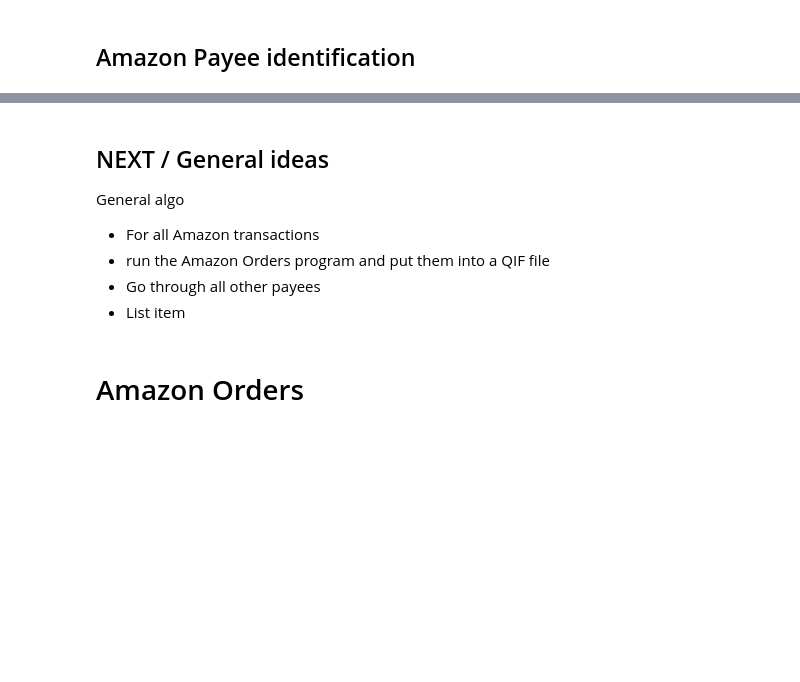
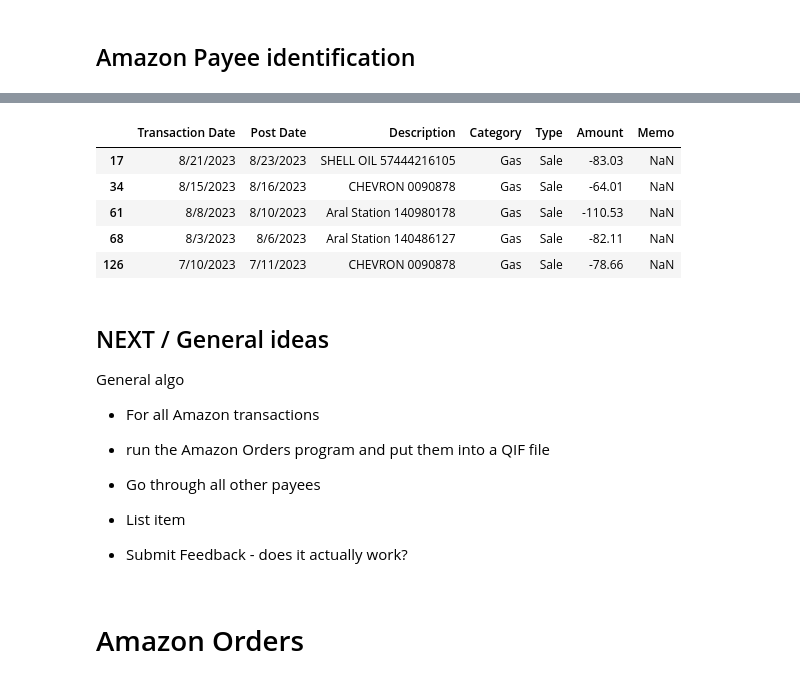
Before and after one commit to axjasf/Personal-Finance-Categorizer, a Jupyter notebook: YNAB.ipynb, the cells around one changed output, grey strips where cells are left out. Cells and saved outputs as stored; diff of their text form; code cells hidden in the pictures; blank space fills up the shorter version.

```diff
--- a/YNAB.ipynb
+++ b/YNAB.ipynb
@@ -272,3 +185,12 @@ VBox(children=(HBox(children=(Button(description='Accept all', style=ButtonStyle
+# %%
+matched_df.head()
+# %% [output]
+|  | Transaction Date | Post Date | Description | Category | Type | Amount | Memo |
+| 17 | 8/21/2023 | 8/23/2023 | SHELL OIL 57444216105 | Gas | Sale | -83.03 | NaN |
+| 34 | 8/15/2023 | 8/16/2023 | CHEVRON 0090878 | Gas | Sale | -64.01 | NaN |
+| 61 | 8/8/2023 | 8/10/2023 | Aral Station 140980178 | Gas | Sale | -110.53 | NaN |
+| 68 | 8/3/2023 | 8/6/2023 | Aral Station 140486127 | Gas | Sale | -82.11 | NaN |
+| 126 | 7/10/2023 | 7/11/2023 | CHEVRON 0090878 | Gas | Sale | -78.66 | NaN |
 # %% [markdown]
 ## NEXT / General ideas
 General algo
@@ -276,6 +198,8 @@ General algo
   * run the Amazon Orders program and put them into a QIF file
 *   Go through all other payees
   *   List item
+
+* Submit Feedback - does it actually work?
 # %% [markdown]
 # Amazon Orders
 # %% [markdown]
```
Also changed, not shown: parts of 4 cells of this notebook.
